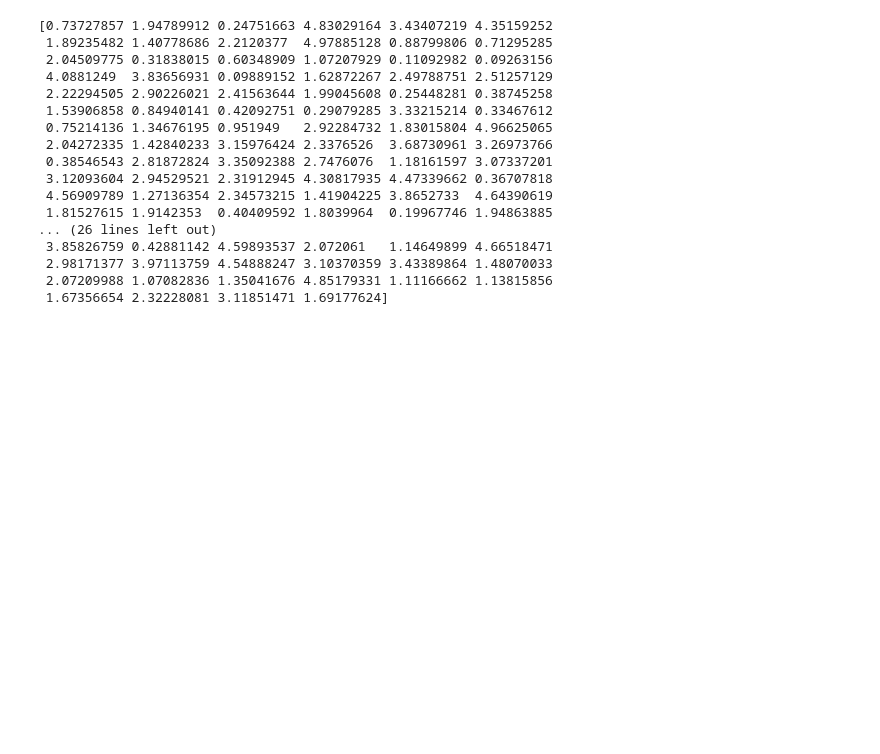
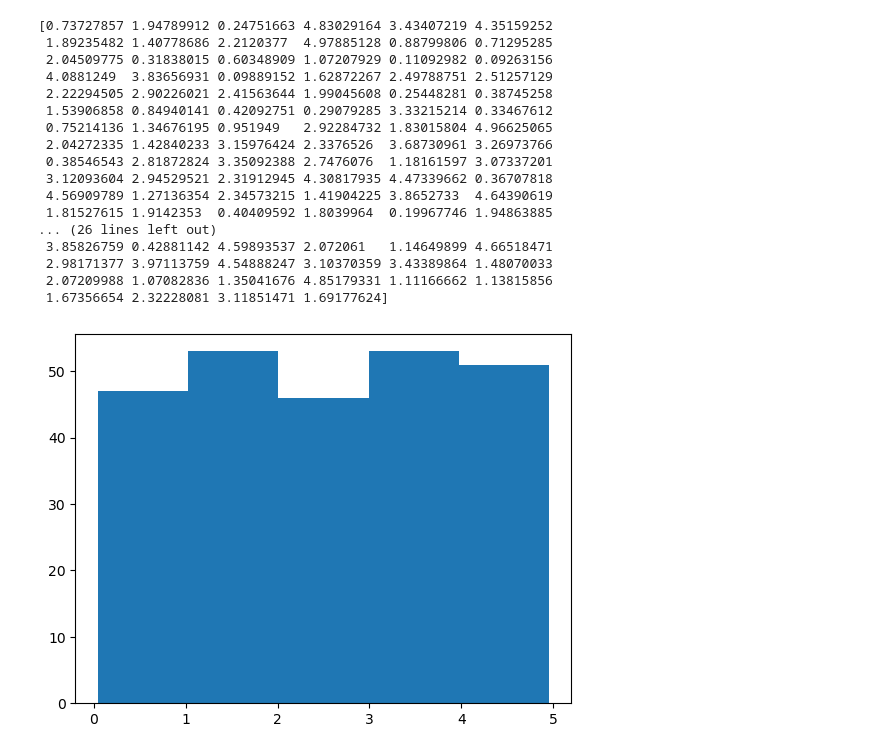
Before and after one commit to kalchan12/ml-experiments, a Jupyter notebook: ml_basics.ipynb, the cells around one changed output. Cells and saved outputs as stored; diff of their text form; code cells hidden in the pictures; blank space fills up the shorter version.

Commit message:
Add basic statistics and visualization examples using NumPy, SciPy, and Matplotlib

```diff
--- a/ml_basics.ipynb
+++ b/ml_basics.ipynb
@@ -77,3 +77,21 @@ print(x)
  2.98171377 3.97113759 4.54888247 3.10370359 3.43389864 1.48070033
  2.07209988 1.07082836 1.35041676 4.85179331 1.11166662 1.13815856
  1.67356654 2.32228081 3.11851471 1.69177624]
+# %%
+#Matplotlib to draw a histogram
+import numpy
+import matplotlib.pyplot as plt
+x = numpy.random.uniform(0.0, 5.0, 250)
+
+# numpy.random.uniform(0.0, 5.0, 250):
+#0.0: This is the lower bound of the range, so each random number generated
+#will be at least 0.0.
+#5.0: This is the upper bound of the range, meaning each random number
+#generated will be less than or equal to 5.0.
+#250: This specifies the number of random numbers to generate, so the function
+#will return an array of 250 random numbers.
+
+plt.hist(x, 5)
+plt.show ()
+# %% [output]
+[figure, added]
```
Also changed, not shown: parts of 15 cells of this notebook.
